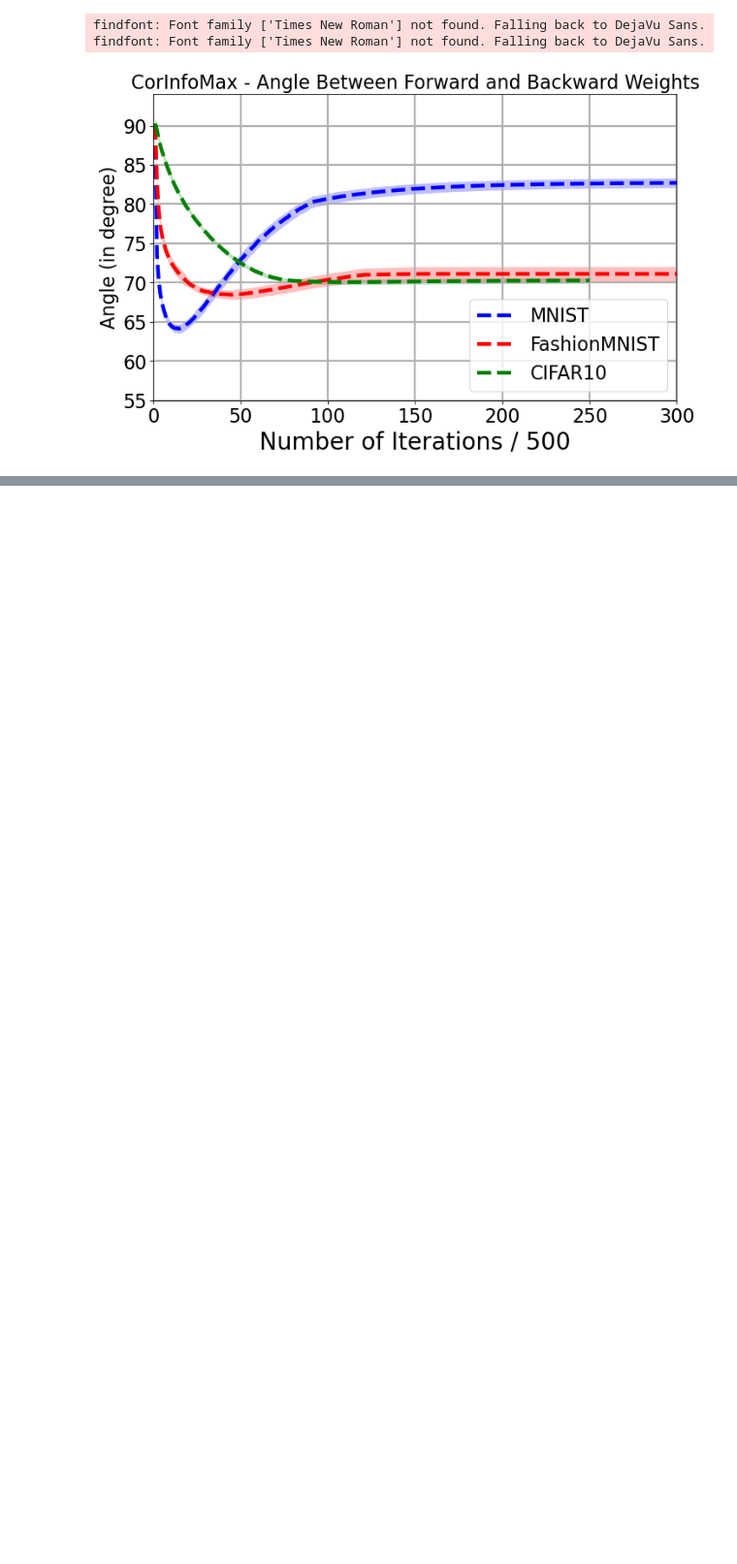
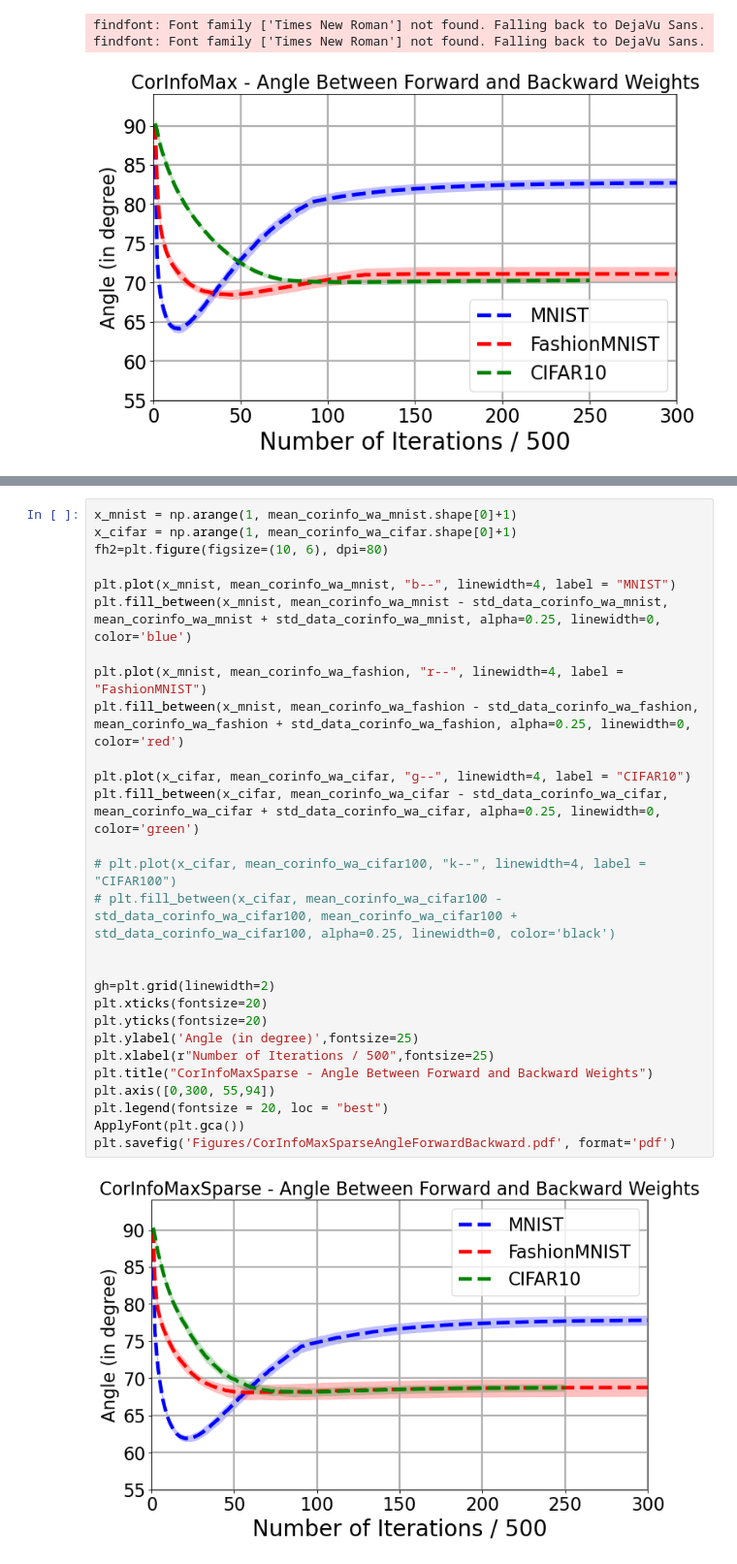
Before and after one commit to BariscanBozkurt/Supervised-CorInfoMax, a Jupyter notebook: Simulations/Classification/AnalyzeSimulations/Plot_CorInfoMax_Angle_Forward_Backward.ipynb, the cells around one changed output, grey strips where cells are left out. Shown: that part at 97% size. Cells and saved outputs as stored; diff of their text form; blank space fills up the shorter version.

```diff
--- a/Simulations/Classification/AnalyzeSimulations/Plot_CorInfoMax_Angle_Forward_Backward.ipynb
+++ b/Simulations/Classification/AnalyzeSimulations/Plot_CorInfoMax_Angle_Forward_Backward.ipynb
@@ -120,0 +180,30 @@ findfont: Font family ['Times New Roman'] not found. Falling back to DejaVu Sans
+# %%
+x_mnist = np.arange(1, mean_corinfo_wa_mnist.shape[0]+1)
+x_cifar = np.arange(1, mean_corinfo_wa_cifar.shape[0]+1)
+fh2=plt.figure(figsize=(10, 6), dpi=80)
+
+plt.plot(x_mnist, mean_corinfo_wa_mnist, "b--", linewidth=4, label = "MNIST")
+plt.fill_between(x_mnist, mean_corinfo_wa_mnist - std_data_corinfo_wa_mnist, mean_corinfo_wa_mnist + std_data_corinfo_wa_mnist, alpha=0.25, linewidth=0, color='blue')
+
+plt.plot(x_mnist, mean_corinfo_wa_fashion, "r--", linewidth=4, label = "FashionMNIST")
+plt.fill_between(x_mnist, mean_corinfo_wa_fashion - std_data_corinfo_wa_fashion, mean_corinfo_wa_fashion + std_data_corinfo_wa_fashion, alpha=0.25, linewidth=0, color='red')
+
+plt.plot(x_cifar, mean_corinfo_wa_cifar, "g--", linewidth=4, label = "CIFAR10")
+plt.fill_between(x_cifar, mean_corinfo_wa_cifar - std_data_corinfo_wa_cifar, mean_corinfo_wa_cifar + std_data_corinfo_wa_cifar, alpha=0.25, linewidth=0, color='green')
+
+# plt.plot(x_cifar, mean_corinfo_wa_cifar100, "k--", linewidth=4, label = "CIFAR100")
+# plt.fill_between(x_cifar, mean_corinfo_wa_cifar100 - std_data_corinfo_wa_cifar100, mean_corinfo_wa_cifar100 + std_data_corinfo_wa_cifar100, alpha=0.25, linewidth=0, color='black')
+
+
+gh=plt.grid(linewidth=2)
+plt.xticks(fontsize=20)
+plt.yticks(fontsize=20)
+plt.ylabel('Angle (in degree)',fontsize=25)
+plt.xlabel(r"Number of Iterations / 500",fontsize=25)
+plt.title("CorInfoMaxSparse - Angle Between Forward and Backward Weights")
+plt.axis([0,300, 55,94])
+plt.legend(fontsize = 20, loc = "best")
+ApplyFont(plt.gca())
+plt.savefig('Figures/CorInfoMaxSparseAngleForwardBackward.pdf', format='pdf')
+# %% [output]
+[figure, added]
```
Also changed, not shown: parts of 16 cells of this notebook, 45 other files.
